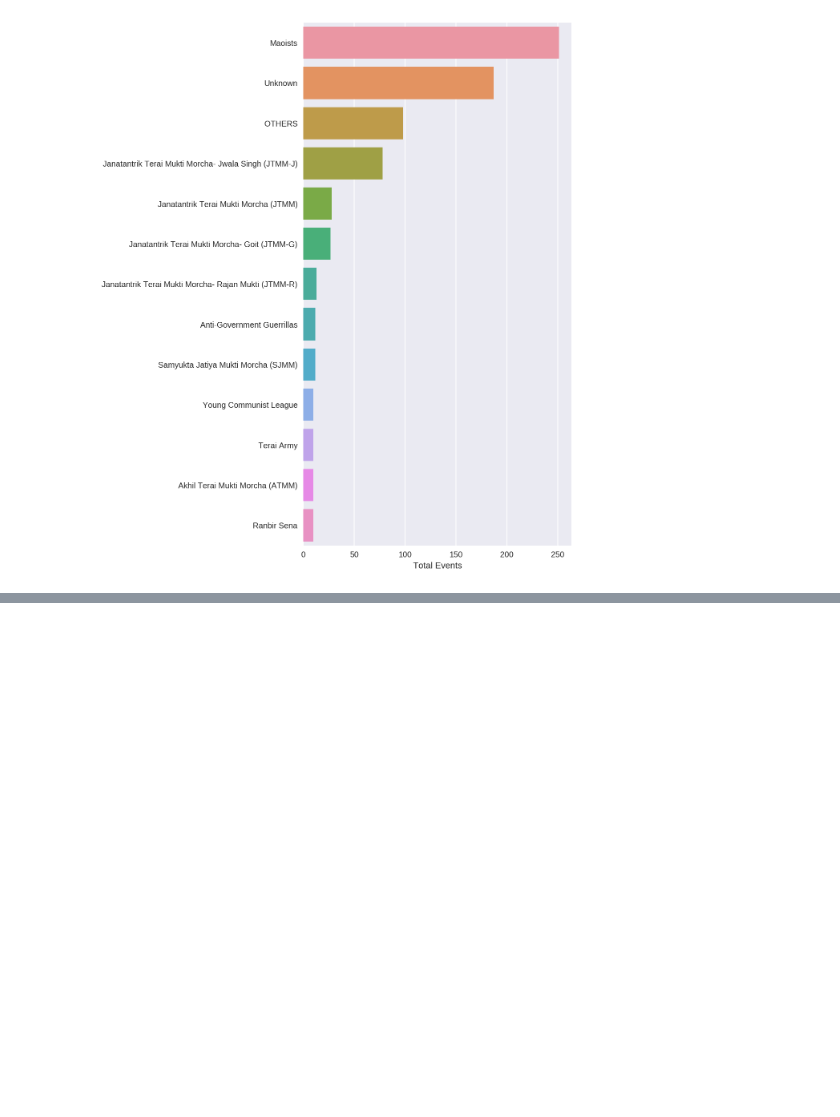
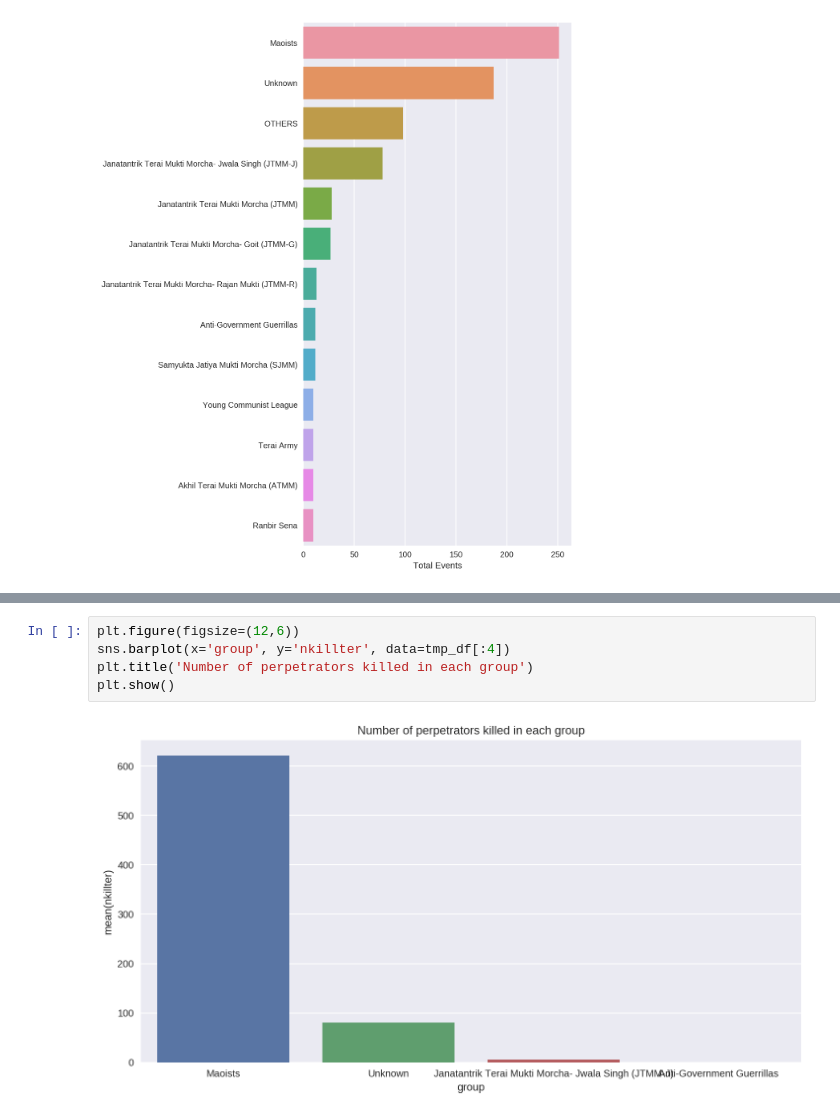
Before and after one commit to rnepal2/Global-Terrorism-Data-Analysis, a Jupyter notebook: Incidents_In_Nepal.ipynb, the cells around one changed output, grey strips where cells are left out. Drawn from its saved outputs; the diff is of its cells as text; blank space fills up the shorter version.

```diff
--- a/Incidents_In_Nepal.ipynb
+++ b/Incidents_In_Nepal.ipynb
@@ -161,0 +226,7 @@ plt.show()
+# %%
+plt.figure(figsize=(12,6))
+sns.barplot(x='group', y='nkillter', data=tmp_df[:4])
+plt.title('Number of perpetrators killed in each group')
+plt.show()
+# %% [output]
+[figure, added]
```
Also changed, not shown: parts of 9 cells of this notebook.
